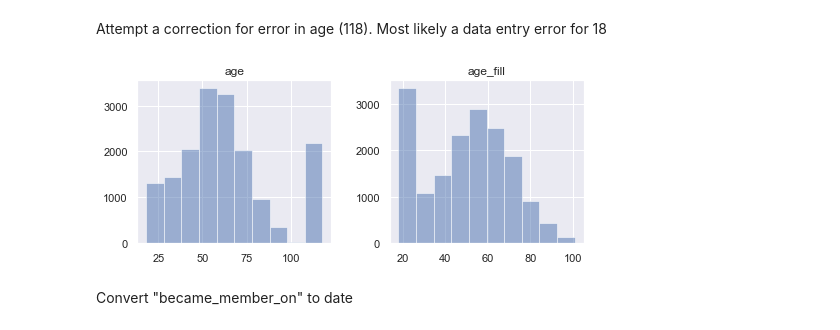
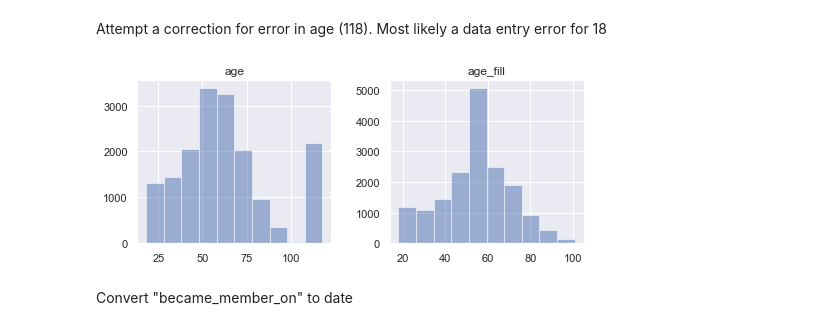
Before and after one commit to ChidiOnum/Starbucks-Capstone, a Jupyter notebook: starbucksanalyse.ipynb, the cells around one changed output. Drawn from its saved outputs; the diff is of its cells as text; code cells hidden in the pictures.

```diff
--- a/starbucksanalyse.ipynb
+++ b/starbucksanalyse.ipynb
@@ -392,12 +407,14 @@ profile['gender-fill'].hist(alpha=0.5, figsize=(5, 3));
 # %% [markdown]
 Attempt a correction for error in age (118). Most likely a data entry error for 18
 # %%
-# Replace 118 with 18
+# Create new age column (age-fill) and impute 118 with mean age (after excluding 118 entries by converting to Nan)
+
 profile['age_fill'] = profile['age'] # create new age column to use and preserve original data field
-profile['age_fill'].replace(to_replace=118,value=18, inplace=True)
+profile['age_fill'].replace(to_replace=118,value=np.nan, inplace=True) # replace 118 with Nan
+profile['age_fill'].fillna(profile['age_fill'].median(), inplace=True) # impute Nan with median
 profile[['age','age_fill']].hist(alpha=0.5, figsize=(8, 3)); # plot histogram before and after change
 # %% [output]
-[figure, old version]
+[figure, new version]
 # %% [markdown]
 Convert "became_member_on" to date
 # %%
```
Also changed, not shown: parts of 31 cells of this notebook, 1 other file.
